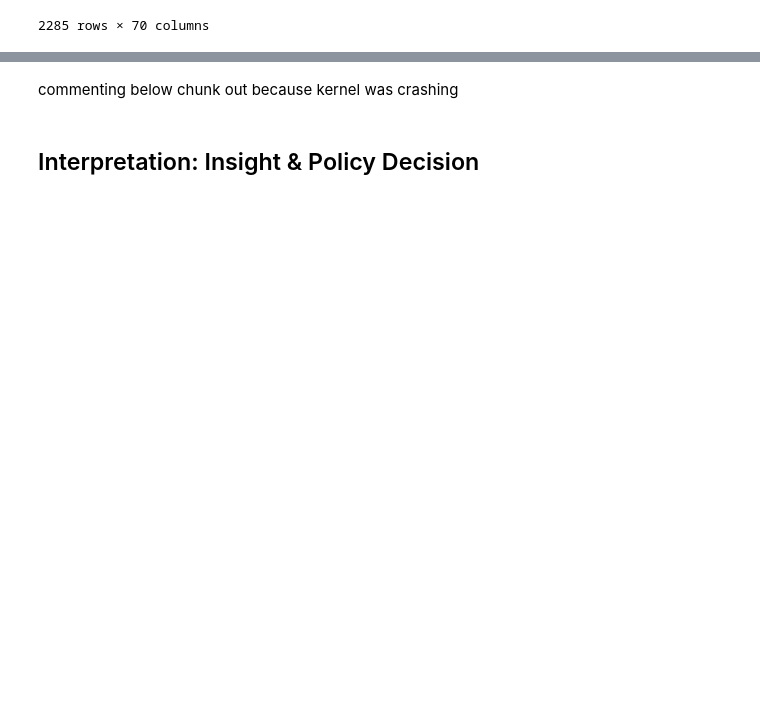
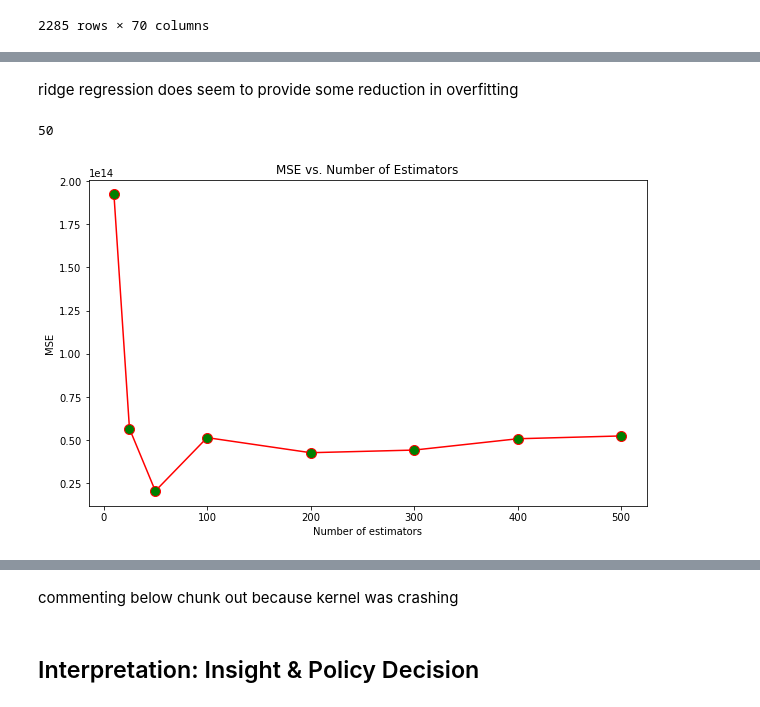
Before and after one commit to cmsc320-gautham-evan-arjun/cmsc320-gautham-evan-arjun.github.io, a Jupyter notebook: finaltutorial.ipynb, the cells around one changed output, grey strips where cells are left out. Cells and saved outputs as stored; diff of their text form; code cells hidden in the pictures; blank space fills up the shorter version.

```diff
--- a/finaltutorial.ipynb
+++ b/finaltutorial.ipynb
@@ -768,5 +720,3 @@ movie_df
 | 2323 | Heartbeeps | 3.912 | 17 | 1981-12-18 00:00:00 | 2154696 | 12000000 | 4.933 | 1981.0 | ... |
 | 2324 | Joshua | 6.500 | 17 | 2002-04-19 00:00:00 | 1347988 | 9000000 | 3.550 | 2002.0 | ... |
 2285 rows × 70 columns
-# %%
-movie_df.drop([], axis = 1, inplace= True)
@@ -772,0 +725,3 @@ movie_df.drop([], axis = 1, inplace= True)
+# %%
+movie_df_ml = movie_df.drop(['movie_title', 'vote_average', 'release_date', 'production_company', 'tomatometer_status', 'audience_count'], axis = 1)
+movie_df_ml
@@ -772,0 +888,33 @@ movie_df.drop([], axis = 1, inplace= True)
+# %% [markdown]
+ridge regression does seem to provide some reduction in overfitting
+# %%
+X_train, X_test, y_train_scaled, y_test_scaled = train_test_split(X, y, test_size= 0.3, shuffle = True, random_state = 42)
+
+mse_values = []
+
+estimators_numbers = [10, 25, 50, 100, 200, 300, 400, 500]
+# finding optimal number of estimators
+for num_estimators in estimators_numbers:
+    rf = RandomForestRegressor(n_estimators= num_estimators, n_jobs= -1, random_state= 42) #n_jobs parallelizes training process across multiple CPU cores
+
+    rf.fit(X_train, y_train_scaled)
+
+    y_pred_scaled = rf.predict(X_test)
+
+    y_pred = scaler.inverse_transform(y_pred_scaled.reshape(-1, 1)).flatten()
+    y_test = scaler.inverse_transform(y_test_scaled.reshape(-1,1)).flatten()
+
+    mse = mean_squared_error(y_test, y_pred)
+    mse_values.append(mse)
+
+plt.figure(figsize=(10,6))
+plt.plot(estimators_numbers, mse_values, color='red', marker='o', markerfacecolor='green', markersize=10)
+plt.title('MSE vs. Number of Estimators')
+plt.xlabel('Number of estimators')
+plt.ylabel('MSE')
+
+optimal_num_estimators = estimators_numbers[np.argmin(mse_values)]
+print(optimal_num_estimators)
+# %% [output]
+50
+[figure, added]
```
Also changed, not shown: parts of 48 cells of this notebook.
